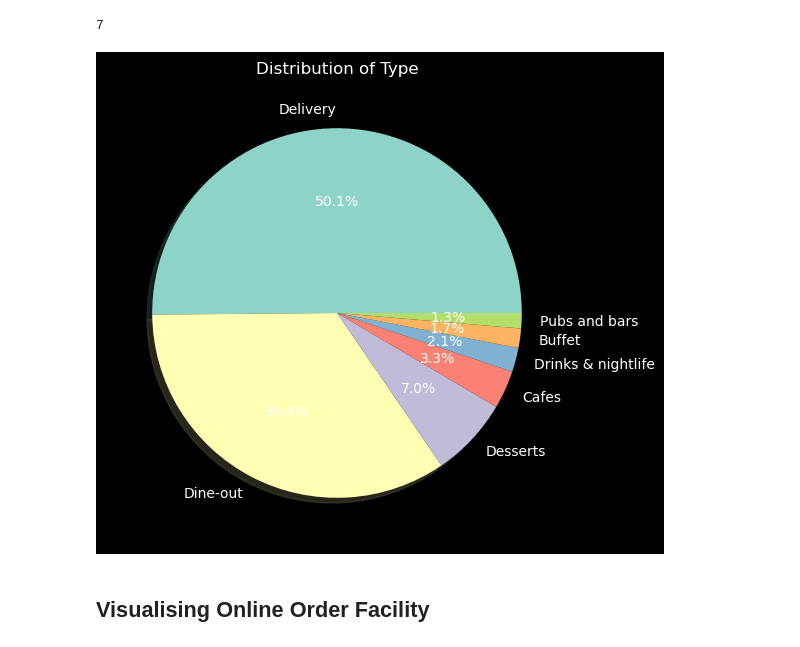
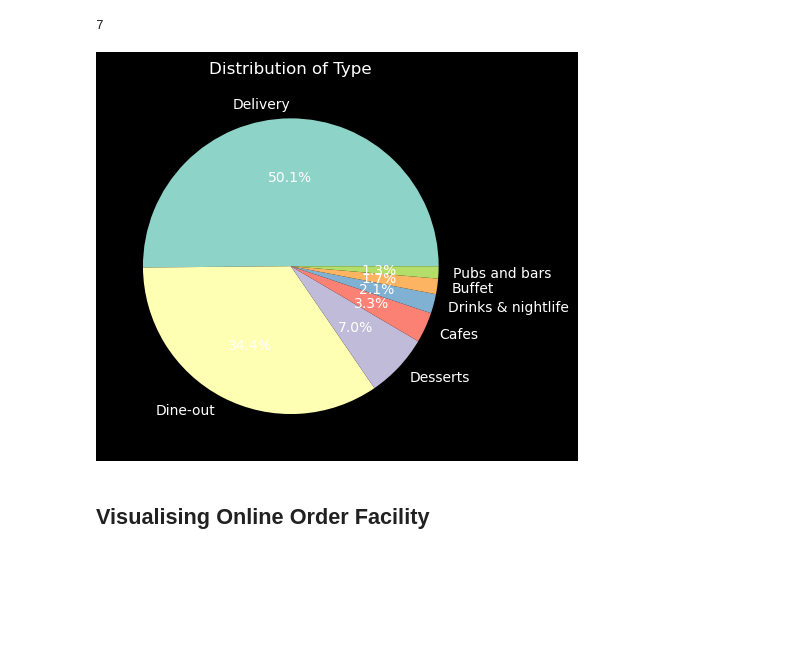
Before and after one commit to KaranAyush/Bangalore_Food_Spectrum, a Jupyter notebook: EDA_OF_Bangalore_Restaurants.ipynb, the cells around one changed output. Drawn from its saved outputs; the diff is of its cells as text; code cells hidden in the pictures; blank space fills up the shorter version.

```diff
--- a/EDA_OF_Bangalore_Restaurants.ipynb
+++ b/EDA_OF_Bangalore_Restaurants.ipynb
@@ -513,12 +513,11 @@ df['Type'].nunique()
 # %%
 Type_counts = df['Type'].value_counts()
 
-plt.figure(figsize=(8, 6))
-plt.pie(Type_counts, labels=Type_counts.index, autopct='%.1f%%', shadow = True)
+plt.pie(Type_counts, labels=Type_counts.index, autopct='%.1f%%')
 plt.title('Distribution of Type')
 plt.show()
 # %% [output]
-[figure, old version]
+[figure, new version]
 # %% [markdown]
 ## **Visualising Online Order Facility**
 # %%
```
Also changed, not shown: parts of 1 cell of this notebook.
